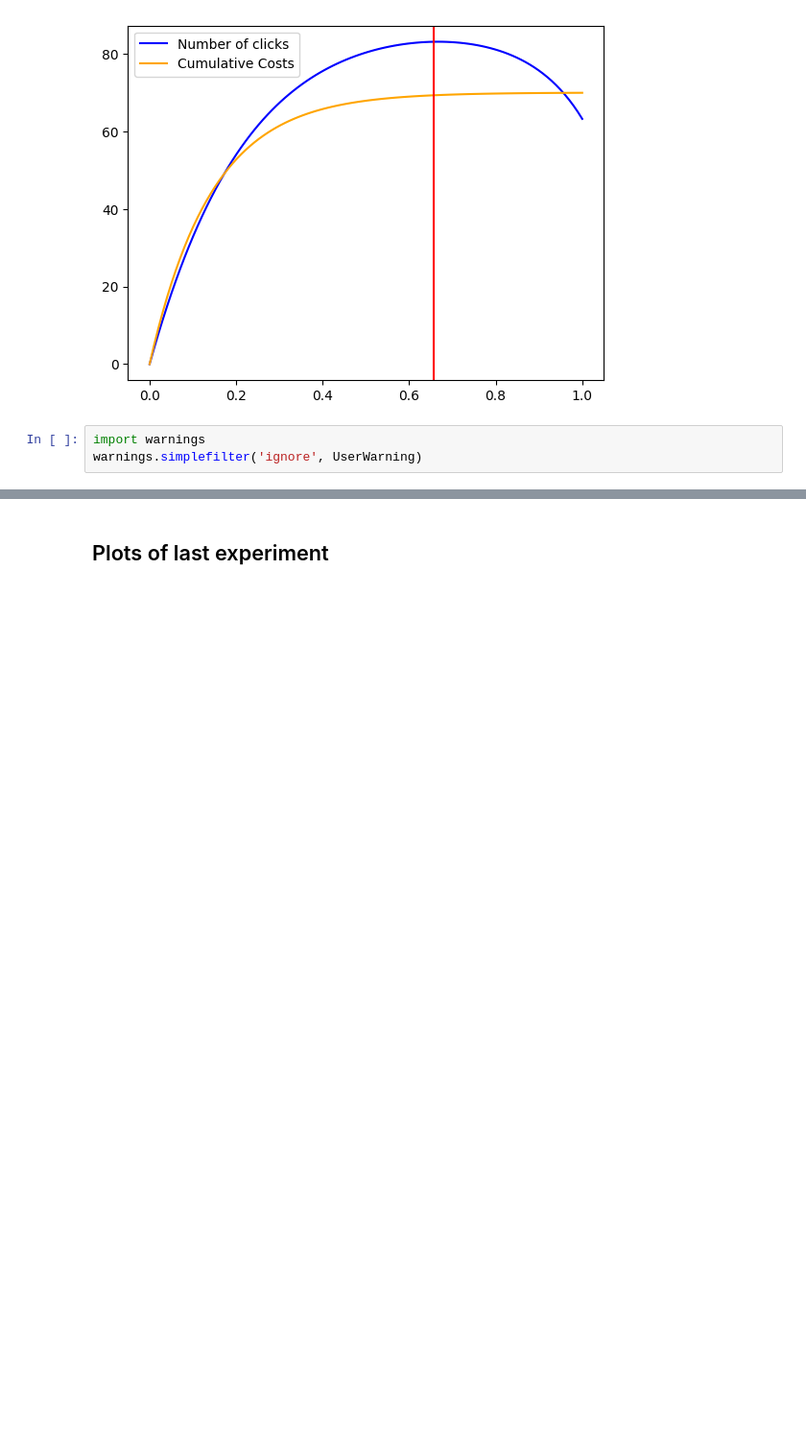
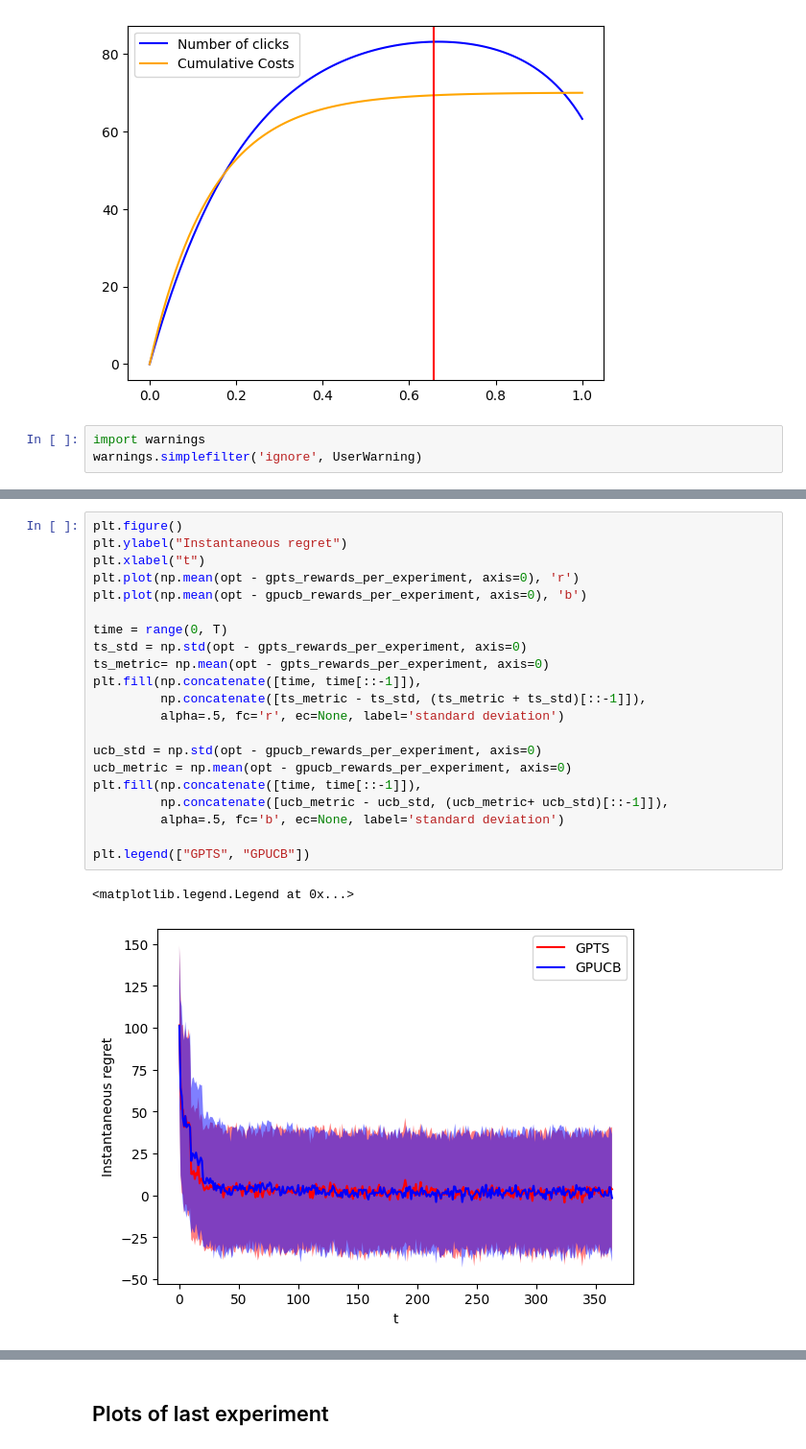
Before and after one commit to ebjaime/OLA-project, a Jupyter notebook: Step3/part_3.ipynb, the cells around one changed output, grey strips where cells are left out. Shown at 96% size. Cells and saved outputs as stored; diff of their text form; blank space fills up the shorter version.

```diff
--- a/Step3/part_3.ipynb
+++ b/Step3/part_3.ipynb
@@ -323,0 +391,24 @@ plt.show
+# %%
+plt.figure()
+plt.ylabel("Instantaneous regret")
+plt.xlabel("t")
+plt.plot(np.mean(opt - gpts_rewards_per_experiment, axis=0), 'r')
+plt.plot(np.mean(opt - gpucb_rewards_per_experiment, axis=0), 'b')
+
+time = range(0, T)
+ts_std = np.std(opt - gpts_rewards_per_experiment, axis=0)
+ts_metric= np.mean(opt - gpts_rewards_per_experiment, axis=0)
+plt.fill(np.concatenate([time, time[::-1]]),
+         np.concatenate([ts_metric - ts_std, (ts_metric + ts_std)[::-1]]),
+         alpha=.5, fc='r', ec=None, label='standard deviation')
+
+ucb_std = np.std(opt - gpucb_rewards_per_experiment, axis=0)
+ucb_metric = np.mean(opt - gpucb_rewards_per_experiment, axis=0)
+plt.fill(np.concatenate([time, time[::-1]]),
+         np.concatenate([ucb_metric - ucb_std, (ucb_metric+ ucb_std)[::-1]]),
+         alpha=.5, fc='b', ec=None, label='standard deviation')
+
+plt.legend(["GPTS", "GPUCB"])
+# %% [output]
+<matplotlib.legend.Legend at 0x...>
+[figure, added]
```
Also changed, not shown: parts of 14 cells of this notebook, 4 other files.
